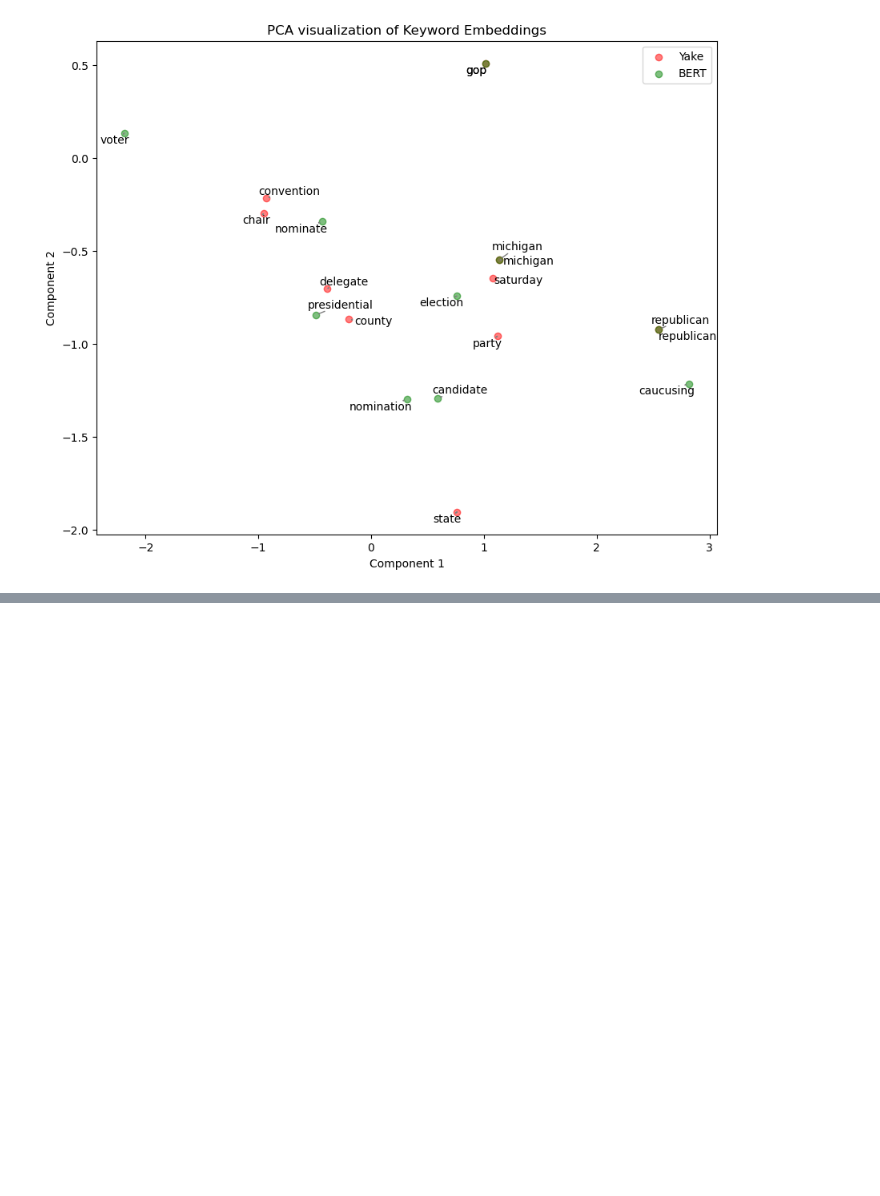
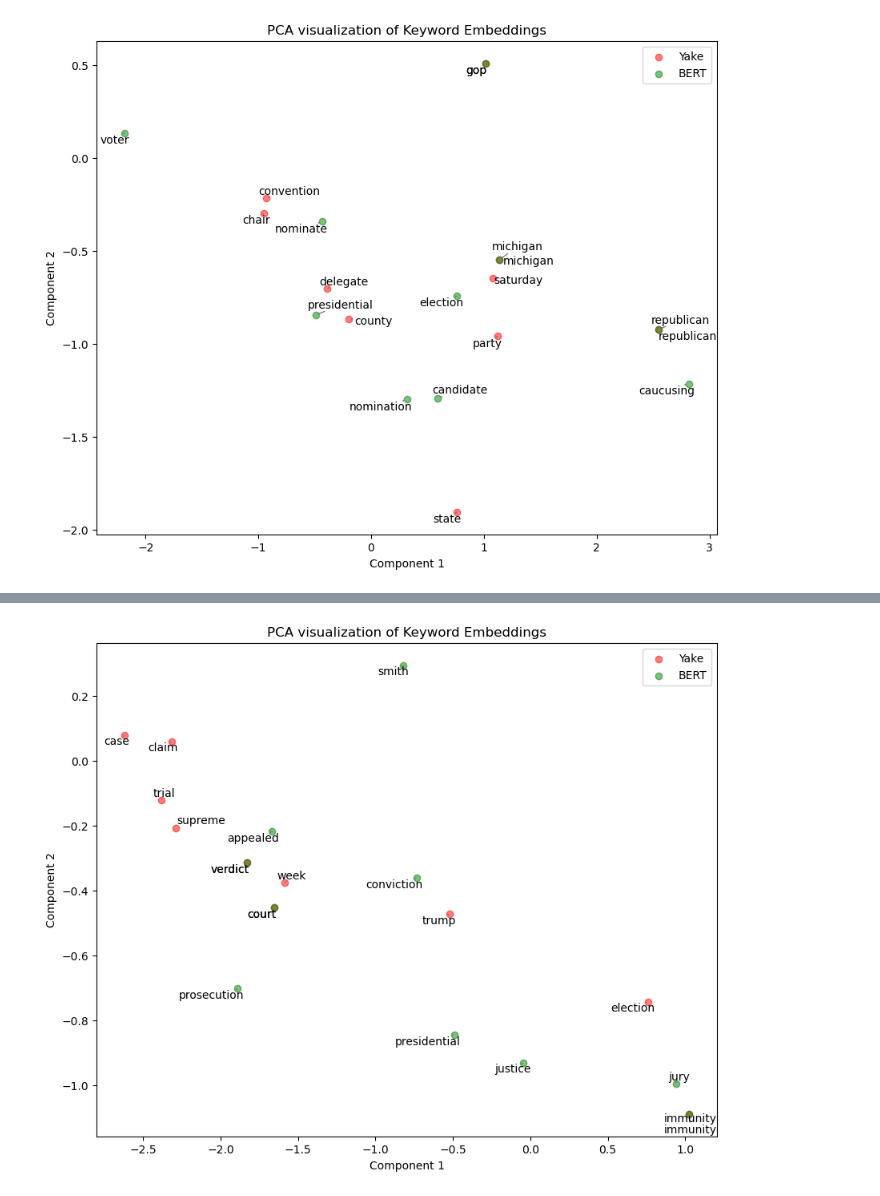
Before and after one commit to Mateusz-Wojciechowski/keyword-extraction, a Jupyter notebook: data_playground.ipynb, the cells around one changed output, grey strips where cells are left out. Drawn from its saved outputs; the diff is of its cells as text; code cells hidden in the pictures; blank space fills up the shorter version.

```diff
--- a/data_playground.ipynb
+++ b/data_playground.ipynb
@@ -98,0 +123,4 @@ plt.show()
+# %%
+generate_plots(3)
+# %% [output]
+[figure, added]
```
Also changed, not shown: parts of 4 cells of this notebook.
